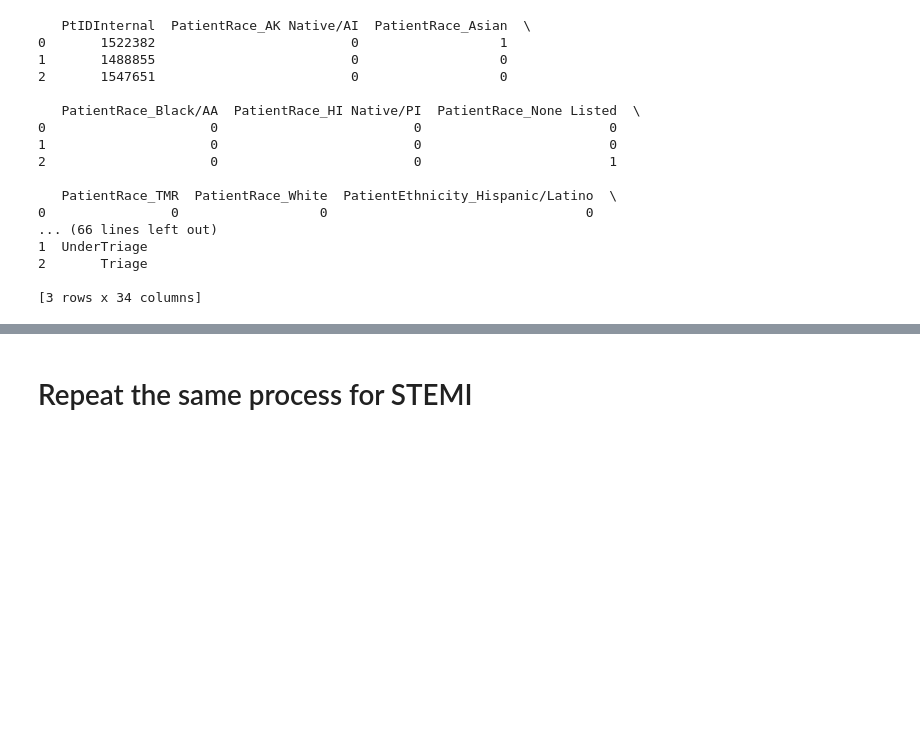
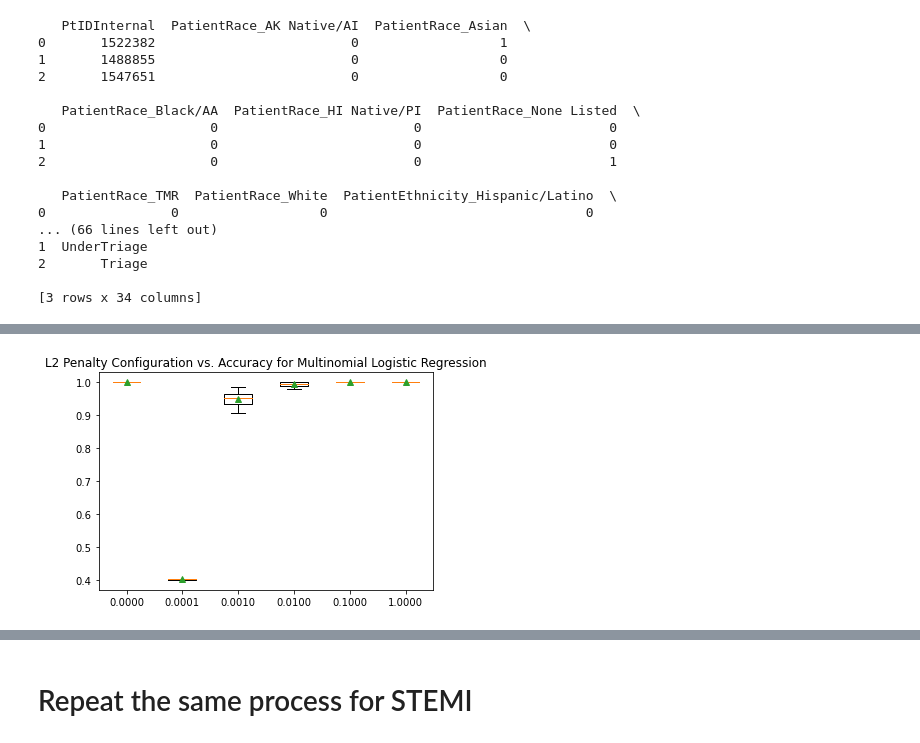
Before and after one commit to blesssong2020/Fairfax-Consultants---Summer2022-DEAN690, a Jupyter notebook: FFConsultants.ipynb, the cells around one changed output, grey strips where cells are left out. Drawn from its saved outputs; the diff is of its cells as text; code cells hidden in the pictures; blank space fills up the shorter version.

```diff
--- a/FFConsultants.ipynb
+++ b/FFConsultants.ipynb
@@ -980,0 +993,19 @@ alt.Chart(source, title="The FFS Performance").mark_point().encode(
+# %%
+# evaluate multinomial logistic regression model
+from numpy import mean
+from numpy import std
+from sklearn.datasets import make_classification
+from sklearn.model_selection import cross_val_score
+from sklearn.model_selection import RepeatedStratifiedKFold
+from sklearn.linear_model import LogisticRegression
+# define dataset
+#X, y = make_classification(n_samples=1000, n_features=10, n_informative=5, n_redundant=5, n_classes=3, random_state=1)
+X, y = x_train, y_train
+# define the multinomial logistic regression model
+model = LogisticRegression(multi_class='multinomial', solver='lbfgs')
+# define the model evaluation procedure
+cv = RepeatedStratifiedKFold(n_splits=10, n_repeats=3, random_state=1)
+# evaluate the model and collect the scores
+n_scores = cross_val_score(model, X, y, scoring='accuracy', cv=cv, n_jobs=-1)
+# report the model performance
+print('Mean Accuracy: %.3f (%.3f)' % (mean(n_scores), std(n_scores)))
@@ -980,0 +1160,59 @@ alt.Chart(source, title="The FFS Performance").mark_point().encode(
+# %%
+#https://machinelearningmastery.com/multinomial-logistic-regression-with-python/
+# tune regularization for multinomial logistic regression
+from numpy import mean
+from numpy import std
+from sklearn.datasets import make_classification
+from sklearn.model_selection import cross_val_score
+from sklearn.model_selection import RepeatedStratifiedKFold
+from sklearn.linear_model import LogisticRegression
+from matplotlib import pyplot
+
+
+# get the dataset
+def get_dataset():
+    #X, y = make_classification(n_samples=1000, n_features=20, n_informative=15, n_redundant=5, random_state=1, n_classes=3)
+    X, y = x_train, y_train
+    return X, y
+
+# get a list of models to evaluate
+def get_models():
+    models = dict()
+    for p in [0.0, 0.0001, 0.001, 0.01, 0.1, 1.0]:
+        # create name for model
+        key = '%.4f' % p
+        # turn off penalty in some cases
+        if p == 0.0:
+            # no penalty in this case
+            models[key] = LogisticRegression(multi_class='multinomial', solver='lbfgs', penalty='none')
+        else:
+            models[key] = LogisticRegression(multi_class='multinomial', solver='lbfgs', penalty='l2', C=p)
+    return models
+
+# evaluate a give model using cross-validation
+def evaluate_model(model, X, y):
+    # define the evaluation procedure
+    cv = RepeatedStratifiedKFold(n_splits=10, n_repeats=3, random_state=1)
+    # evaluate the model
+    scores = cross_val_score(model, X, y, scoring='accuracy', cv=cv, n_jobs=-1)
+    return scores
+
+# define dataset
+X, y = get_dataset()
+# get the models to evaluate
+models = get_models()
+# evaluate the models and store results
+results, names = list(), list()
+for name, model in models.items():
+    # evaluate the model and collect the scores
+    scores = evaluate_model(model, X, y)
+    # store the results
+    results.append(scores)
+    names.append(name)
+    # summarize progress along the way
+    print('>%s %.3f (%.3f)' % (name, mean(scores), std(scores)))
+# plot model performance for comparison
+pyplot.boxplot(results, labels=names, showmeans=True)
+pyplot.title('L2 Penalty Configuration vs. Accuracy for Multinomial Logistic Regression')
+pyplot.show()
+# %% [output]
@@ -980,0 +1225 @@ alt.Chart(source, title="The FFS Performance").mark_point().encode(
+[figure, added]
```
Also changed, not shown: parts of 92 cells of this notebook.
